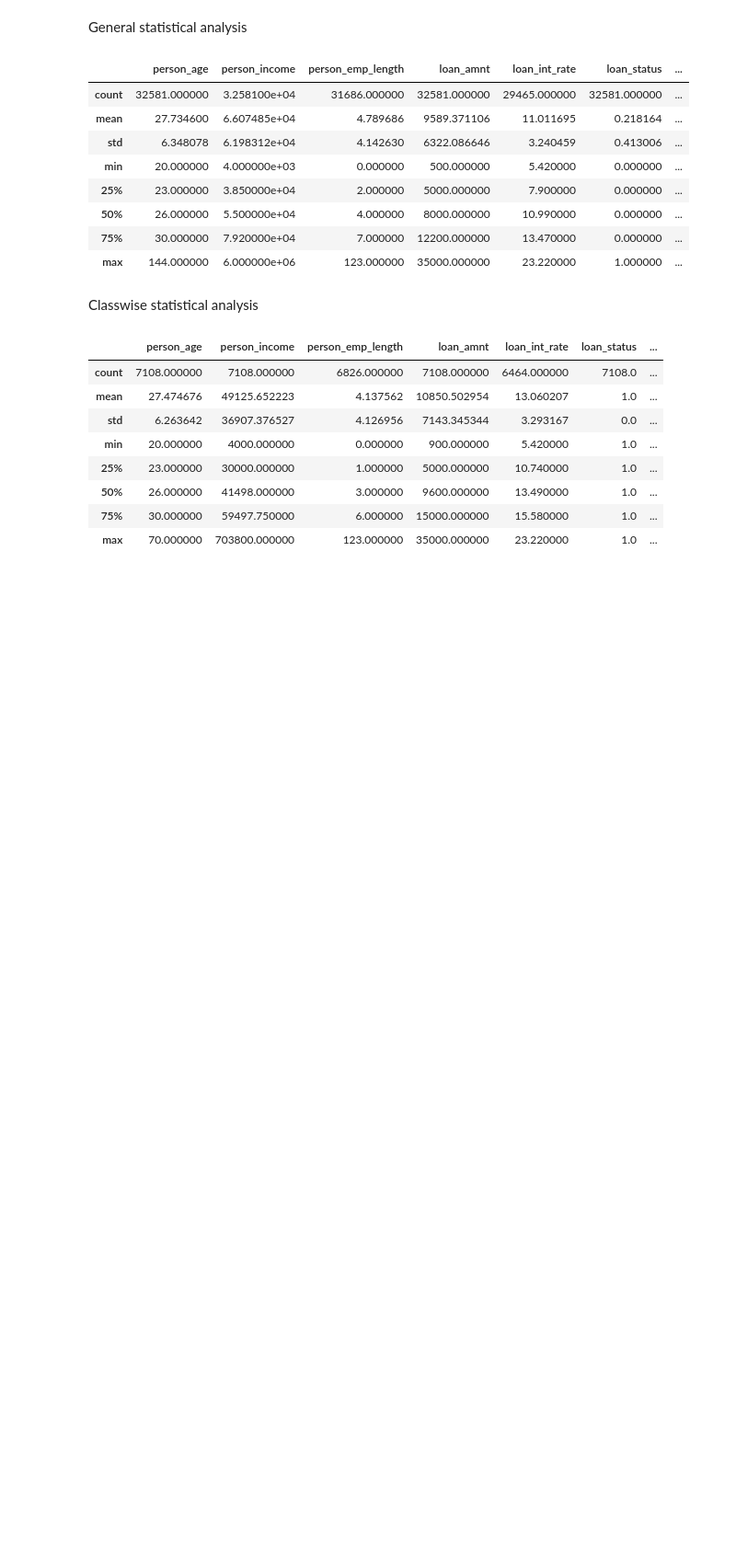
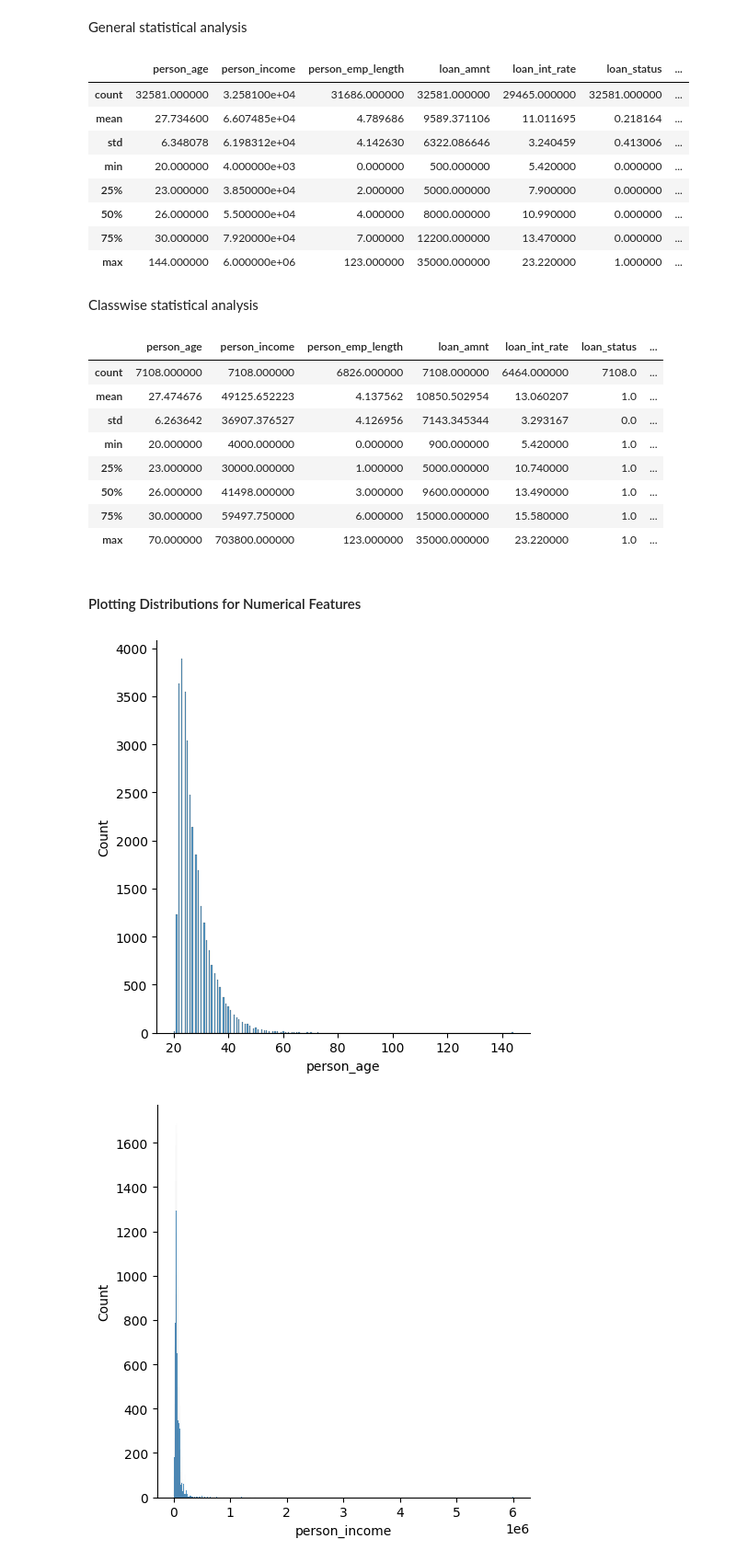
Before and after one commit to Prithvi2310/Loan-Approval-Prediction, a Jupyter notebook: ipynb files/EDA.ipynb, the cells around one changed output. Shown at 92% size. Cells and saved outputs as stored; diff of their text form; code cells hidden in the pictures; blank space fills up the shorter version.

Commit message:
completed univariate analysis of numerical features

```diff
--- a/ipynb files/EDA.ipynb
+++ b/ipynb files/EDA.ipynb
@@ -184,3 +184,14 @@ loan_status_yes.describe()
 | 50% | 26.000000 | 41498.000000 | 3.000000 | 9600.000000 | 13.490000 | 1.0 | ... |
 | 75% | 30.000000 | 59497.750000 | 6.000000 | 15000.000000 | 15.580000 | 1.0 | ... |
 | max | 70.000000 | 703800.000000 | 123.000000 | 35000.000000 | 23.220000 | 1.0 | ... |
+# %% [markdown]
+#### Plotting Distributions for Numerical Features
+# %%
+for feature in numerical_features:
+    if feature == "loan_status":
+        continue
+    sns.displot(dataset[feature])
+    plt.plot()
+# %% [output]
+[figure, added]
+[figure, added]
```
Also changed, not shown: parts of 1 cell of this notebook.
